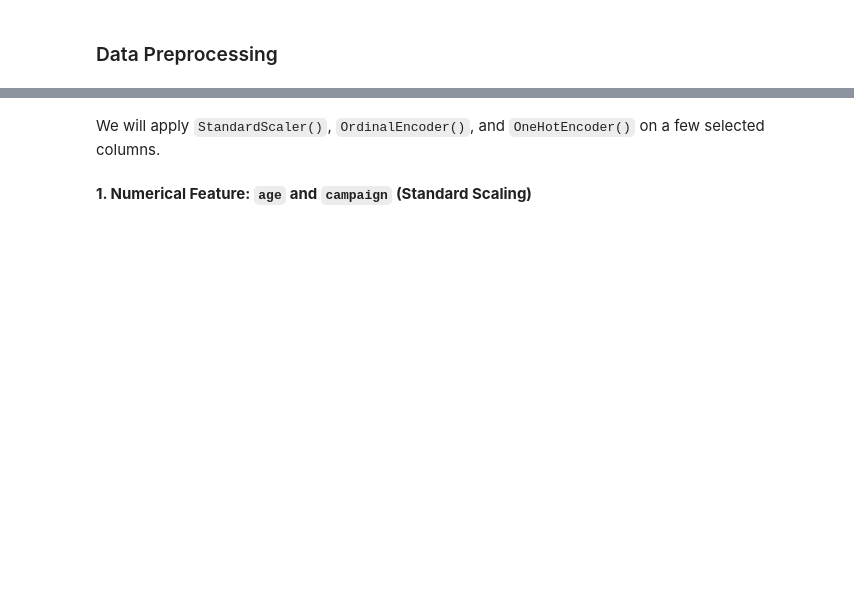
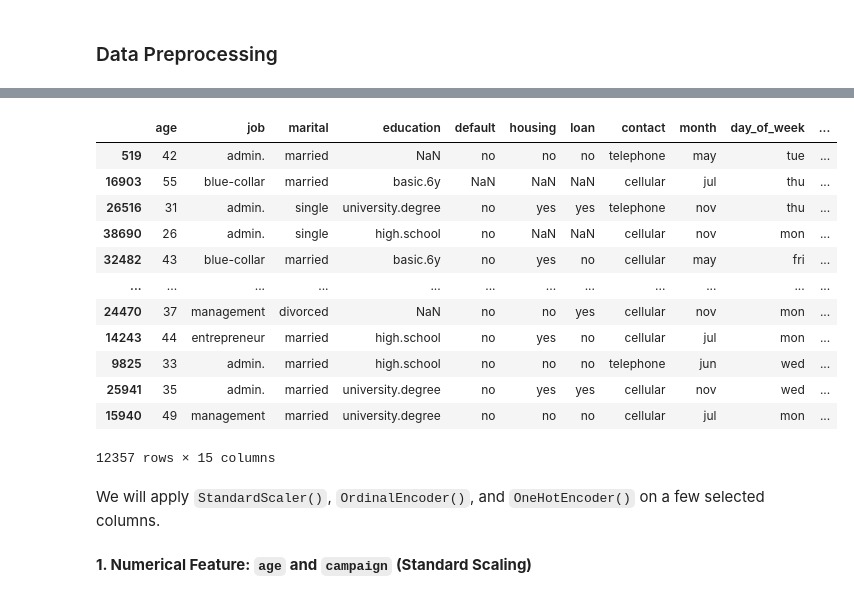
Before and after one commit to AthithepSuksupsri/229352_Stat-learning-for-data-sci, a Jupyter notebook: Lab02_Data_Preprocessing.ipynb, the cells around one changed output, grey strips where cells are left out. Saved outputs shown, nothing was run; the diff lists cells and outputs as text; code cells hidden in the pictures; blank space fills up the shorter version.

```diff
--- a/Lab02_Data_Preprocessing.ipynb
+++ b/Lab02_Data_Preprocessing.ipynb
@@ -55,16 +100,15 @@ for col in df.select_dtypes(include='object').columns:
 ### Data Preprocessing
 # %%
 # Map target variable 'y' to 0 (no) and 1 (yes)
-df['y'] = # Write your code here
+df['y_new'] = df['y'].map({'yes':1, 'no':0}) # Write your code here
 
 
 # Drop 'duration' due to data leakage
 
 
 # Define features (X) and target (y)
+y = df['y_new']
+X = df.drop(['y', 'y_new'], axis = 1)
 
-
-# Split the data BEFORE any transformations
-
-
-# Print data shape
+print(y)
+print(x)
@@ -71,3 +133,20 @@ df['y'] = # Write your code here
+# %%
+X_train, X_test, y_train, y_test = train_test_split(X, y, test_size = 0.3)
+X_test
+# %% [output]
+|  | age | job | marital | education | default | housing | loan | contact | month | day_of_week | ... |
+| 519 | 42 | admin. | married | NaN | no | no | no | telephone | may | tue | ... |
+| 16903 | 55 | blue-collar | married | basic.6y | NaN | NaN | NaN | cellular | jul | thu | ... |
+| 26516 | 31 | admin. | single | university.degree | no | yes | yes | telephone | nov | thu | ... |
+| 38690 | 26 | admin. | single | high.school | no | NaN | NaN | cellular | nov | mon | ... |
+| 32482 | 43 | blue-collar | married | basic.6y | no | yes | no | cellular | may | fri | ... |
+| ... | ... | ... | ... | ... | ... | ... | ... | ... | ... | ... | ... |
+| 24470 | 37 | management | divorced | NaN | no | no | yes | cellular | nov | mon | ... |
+| 14243 | 44 | entrepreneur | married | high.school | no | yes | no | cellular | jul | mon | ... |
+| 9825 | 33 | admin. | married | high.school | no | no | no | telephone | jun | wed | ... |
+| 25941 | 35 | admin. | married | university.degree | no | yes | yes | cellular | nov | wed | ... |
+| 15940 | 49 | management | married | university.degree | no | no | no | cellular | jul | mon | ... |
+12357 rows × 15 columns
 # %% [markdown]
 We will apply `StandardScaler()`, `OrdinalEncoder()`, and `OneHotEncoder()` on a few selected columns.
 # %% [markdown]
```
Also changed, not shown: parts of 16 cells of this notebook.
